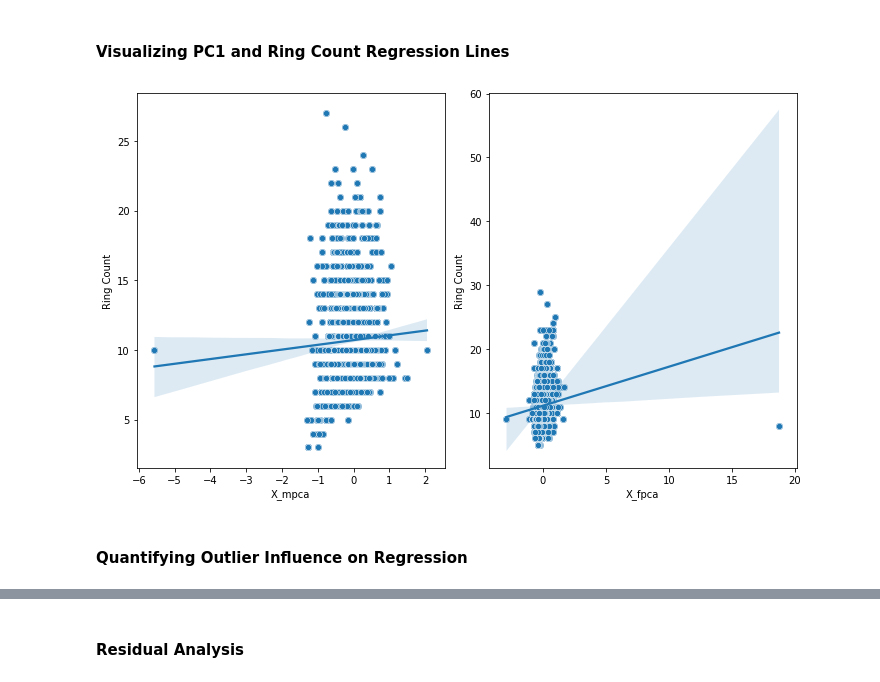
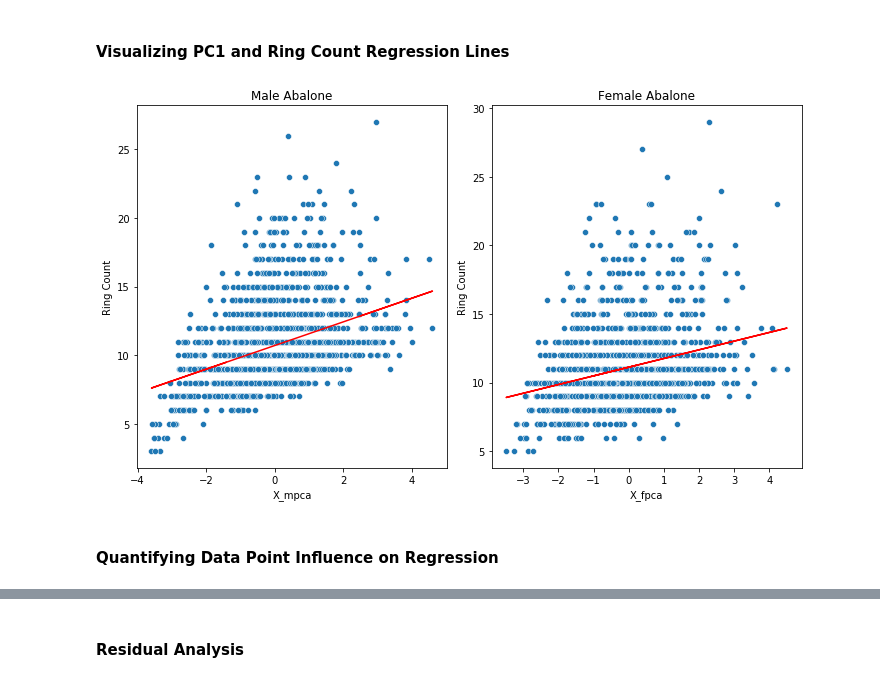
Before and after one commit to thokieu/Abalone-Regression, a Jupyter notebook: Workbook.ipynb, the cells around one changed output, grey strips where cells are left out. Drawn from its saved outputs; the diff is of its cells as text; code cells hidden in the pictures.

Commit message:
Corrected Principal Component Incorrect Data Recast

```diff
--- a/Workbook.ipynb
+++ b/Workbook.ipynb
@@ -635,8 +641,8 @@ array([[ 0.19576651,  0.73777408, -0.61542303, -0.1965181 ],
 #### Recasting Original Data via PC1
 # %%
 # Rerepresenting the original data set by a reduced linear combination equivalent based on the first Principal Component acting as the scalar weights multiplied with the predictor variables.
-X_fpca = pd.Series(eigv_f[0] @ z_fpca.T)
-X_mpca = pd.Series(eigv_m[0] @ z_mpca.T)
+X_fpca = pd.Series(eigv_f[:, 0] @ z_fpca.T)
+X_mpca = pd.Series(eigv_m[:, 0] @ z_mpca.T)
 
 # Create design matrix for OLS regression.
 X_mreg = pd.DataFrame(index = X_mpca.index, columns = ['Ones', 'X_mpca'])
@@ -707,25 +713,24 @@ dtype: float64
 # %%
 # Visualization of ring count with the first Principal Component as the independent variable.
 red_msp = pd.DataFrame(index = Aba_data_male.index, columns = ['X_mpca', 'Ring Count'])
 red_msp['X_mpca'] = X_mpca
 red_msp['Ring Count'] = Aba_data_male['Ring Count']
 
 red_fsp = pd.DataFrame(index = Aba_data_female.index, columns = ['X_fpca', 'Ring Count'])
 red_fsp['X_fpca'] = X_fpca
 red_fsp['Ring Count'] = Aba_data_female['Ring Count']
 
 fig, axs = plt.subplots(1, 2, figsize = (10, 6))
 
-# Plotting the regression lines computed.
-m_fit = sns.regplot(x = X_mreg['X_mpca'], y = Aba_data_male['Ring Count'], ax = axs[0])
-f_fit = sns.regplot(x = X_freg['X_fpca'], y = Aba_data_female['Ring Count'], ax = axs[1])
+sns.scatterplot(data = red_msp, x = 'X_mpca', y = 'Ring Count', ax = axs[0]).set_title('Male Abalone')
+sns.scatterplot(data = red_fsp, x = 'X_fpca', y = 'Ring Count', ax = axs[1]).set_title('Female Abalone')
 
-sns.scatterplot(data = red_msp, x = 'X_mpca', y = 'Ring Count', ax = axs[0])
-sns.scatterplot(data = red_fsp, x = 'X_fpca', y = 'Ring Count', ax = axs[1])
+axs[0].plot(red_msp['X_mpca'], beta_hatm[0] + beta_hatm[1]*red_msp['X_mpca'], color = 'r')
+axs[1].plot(red_fsp['X_fpca'], beta_hatf[0] + beta_hatf[1]*red_fsp['X_fpca'], color = 'r')
 
 plt.tight_layout()
 plt.show()
 # %% [output]
-[figure, old version]
+[figure, new version]
 # %% [markdown]
-#### Quantifying Outlier Influence on Regression
+#### Quantifying Data Point Influence on Regression
```
Also changed, not shown: parts of 20 cells of this notebook.
